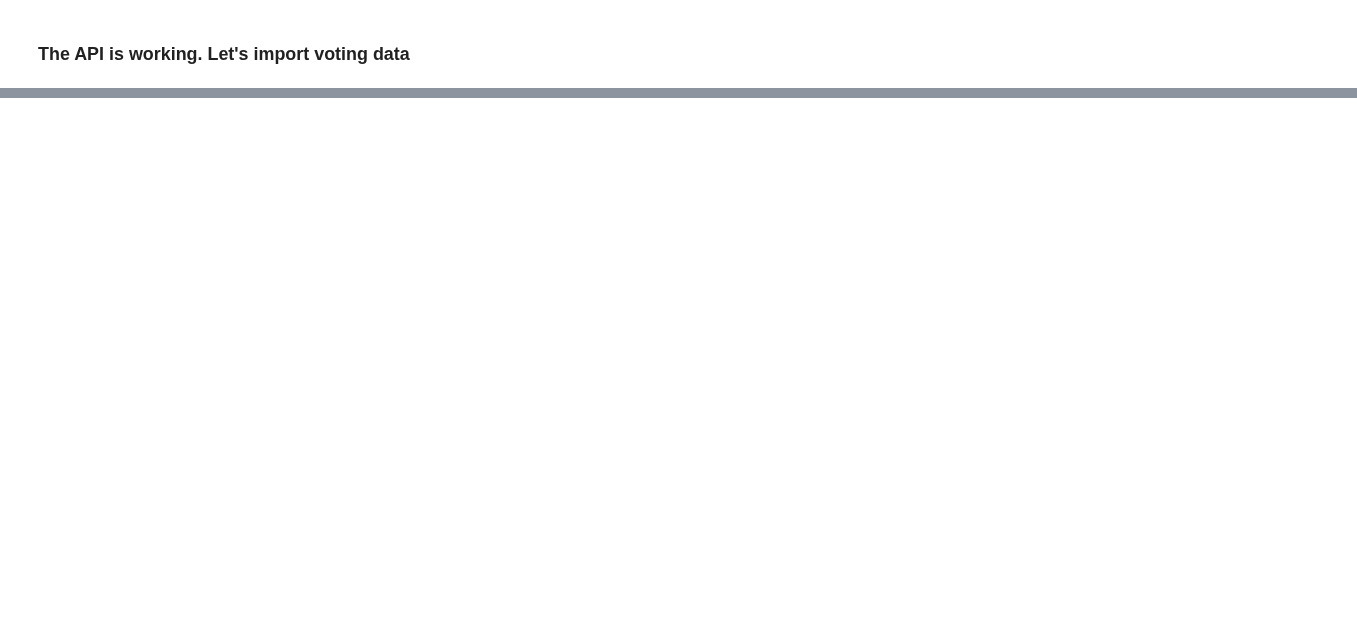
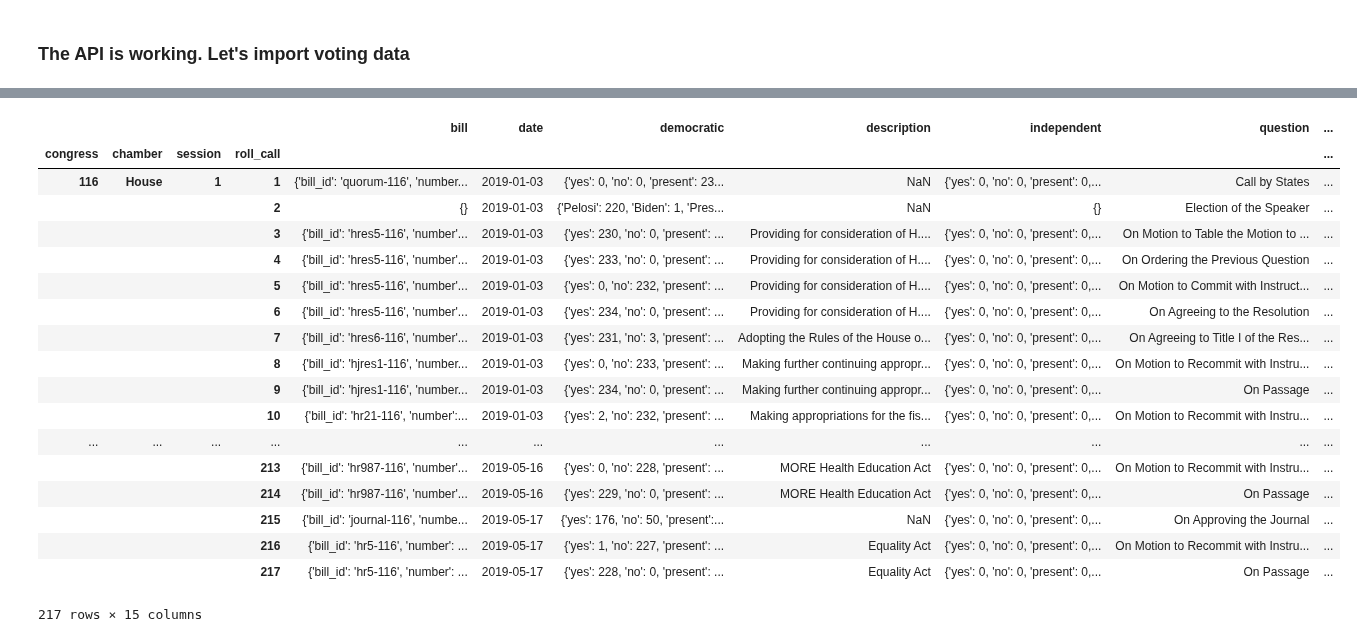
Before and after one commit to Nhorning/Congressional_Survival, a Jupyter notebook: Data Wrangling.ipynb, the cells around one changed output, grey strips where cells are left out. Cells and saved outputs as stored; diff of their text form; code cells hidden in the pictures; blank space fills up the shorter version.

```diff
--- a/Data Wrangling.ipynb
+++ b/Data Wrangling.ipynb
@@ -455,0 +383,23 @@ test_df
+# %%
+testmetahouse = pd.read_csv('Data/2019_housevote_meta.csv', index_col = [0,1,2,3])
+testmetahouse
+# %% [output]
+|  |  |  |  | bill | date | democratic | description | independent | question | ... |
+| congress | chamber | session | roll_call |  |  |  |  |  |  | ... |
+| 116 | House | 1 | 1 | {'bill_id': 'quorum-116', 'number... | 2019-01-03 | {'yes': 0, 'no': 0, 'present': 23... | NaN | {'yes': 0, 'no': 0, 'present': 0,... | Call by States | ... |
+|  |  |  | 2 | {} | 2019-01-03 | {'Pelosi': 220, 'Biden': 1, 'Pres... | NaN | {} | Election of the Speaker | ... |
+|  |  |  | 3 | {'bill_id': 'hres5-116', 'number'... | 2019-01-03 | {'yes': 230, 'no': 0, 'present': ... | Providing for consideration of H.... | {'yes': 0, 'no': 0, 'present': 0,... | On Motion to Table the Motion to ... | ... |
+|  |  |  | 4 | {'bill_id': 'hres5-116', 'number'... | 2019-01-03 | {'yes': 233, 'no': 0, 'present': ... | Providing for consideration of H.... | {'yes': 0, 'no': 0, 'present': 0,... | On Ordering the Previous Question | ... |
+|  |  |  | 5 | {'bill_id': 'hres5-116', 'number'... | 2019-01-03 | {'yes': 0, 'no': 232, 'present': ... | Providing for consideration of H.... | {'yes': 0, 'no': 0, 'present': 0,... | On Motion to Commit with Instruct... | ... |
+|  |  |  | 6 | {'bill_id': 'hres5-116', 'number'... | 2019-01-03 | {'yes': 234, 'no': 0, 'present': ... | Providing for consideration of H.... | {'yes': 0, 'no': 0, 'present': 0,... | On Agreeing to the Resolution | ... |
+|  |  |  | 7 | {'bill_id': 'hres6-116', 'number'... | 2019-01-03 | {'yes': 231, 'no': 3, 'present': ... | Adopting the Rules of the House o... | {'yes': 0, 'no': 0, 'present': 0,... | On Agreeing to Title I of the Res... | ... |
+|  |  |  | 8 | {'bill_id': 'hjres1-116', 'number... | 2019-01-03 | {'yes': 0, 'no': 233, 'present': ... | Making further continuing appropr... | {'yes': 0, 'no': 0, 'present': 0,... | On Motion to Recommit with Instru... | ... |
+|  |  |  | 9 | {'bill_id': 'hjres1-116', 'number... | 2019-01-03 | {'yes': 234, 'no': 0, 'present': ... | Making further continuing appropr... | {'yes': 0, 'no': 0, 'present': 0,... | On Passage | ... |
+|  |  |  | 10 | {'bill_id': 'hr21-116', 'number':... | 2019-01-03 | {'yes': 2, 'no': 232, 'present': ... | Making appropriations for the fis... | {'yes': 0, 'no': 0, 'present': 0,... | On Motion to Recommit with Instru... | ... |
+| ... | ... | ... | ... | ... | ... | ... | ... | ... | ... | ... |
+|  |  |  | 213 | {'bill_id': 'hr987-116', 'number'... | 2019-05-16 | {'yes': 0, 'no': 228, 'present': ... | MORE Health Education Act | {'yes': 0, 'no': 0, 'present': 0,... | On Motion to Recommit with Instru... | ... |
+|  |  |  | 214 | {'bill_id': 'hr987-116', 'number'... | 2019-05-16 | {'yes': 229, 'no': 0, 'present': ... | MORE Health Education Act | {'yes': 0, 'no': 0, 'present': 0,... | On Passage | ... |
+|  |  |  | 215 | {'bill_id': 'journal-116', 'numbe... | 2019-05-17 | {'yes': 176, 'no': 50, 'present':... | NaN | {'yes': 0, 'no': 0, 'present': 0,... | On Approving the Journal | ... |
+|  |  |  | 216 | {'bill_id': 'hr5-116', 'number': ... | 2019-05-17 | {'yes': 1, 'no': 227, 'present': ... | Equality Act | {'yes': 0, 'no': 0, 'present': 0,... | On Motion to Recommit with Instru... | ... |
+|  |  |  | 217 | {'bill_id': 'hr5-116', 'number': ... | 2019-05-17 | {'yes': 228, 'no': 0, 'present': ... | Equality Act | {'yes': 0, 'no': 0, 'present': 0,... | On Passage | ... |
+217 rows × 15 columns
```
Also changed, not shown: parts of 14 cells of this notebook.
